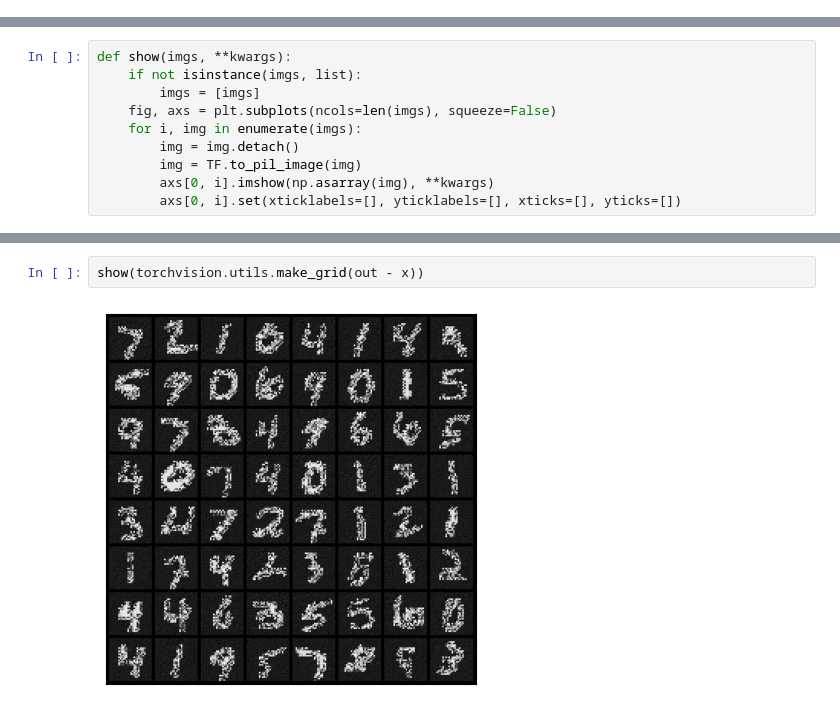
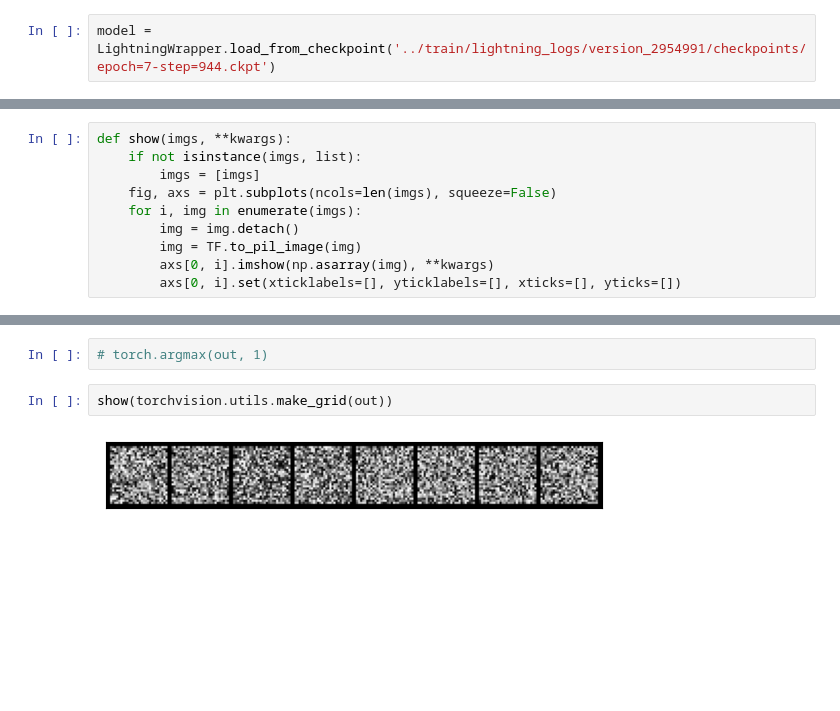
Before and after one commit to al-jshen/gpt, a Jupyter notebook: notebooks/Untitled.ipynb, the cells around one changed output, grey strips where cells are left out. Drawn from its saved outputs; the diff is of its cells as text; blank space fills up the shorter version.

Commit message:
update training script

```diff
--- a/notebooks/Untitled.ipynb
+++ b/notebooks/Untitled.ipynb
@@ -25,0 +24,2 @@ model = ViT.load_from_checkpoint('../train/lightning_logs/version_1009311/checkp
+# %%
+model = LightningWrapper.load_from_checkpoint('../train/lightning_logs/version_2954991/checkpoints/epoch=7-step=944.ckpt')
@@ -43,4 +51,6 @@ with torch.no_grad():
-# %%
-show(torchvision.utils.make_grid(out - x))
-# %% [output]
-[figure, removed]
+# %%
+# torch.argmax(out, 1)
+# %%
+show(torchvision.utils.make_grid(out))
+# %% [output]
+[figure, added]
```
Also changed, not shown: parts of 7 cells of this notebook, 2 other files.
